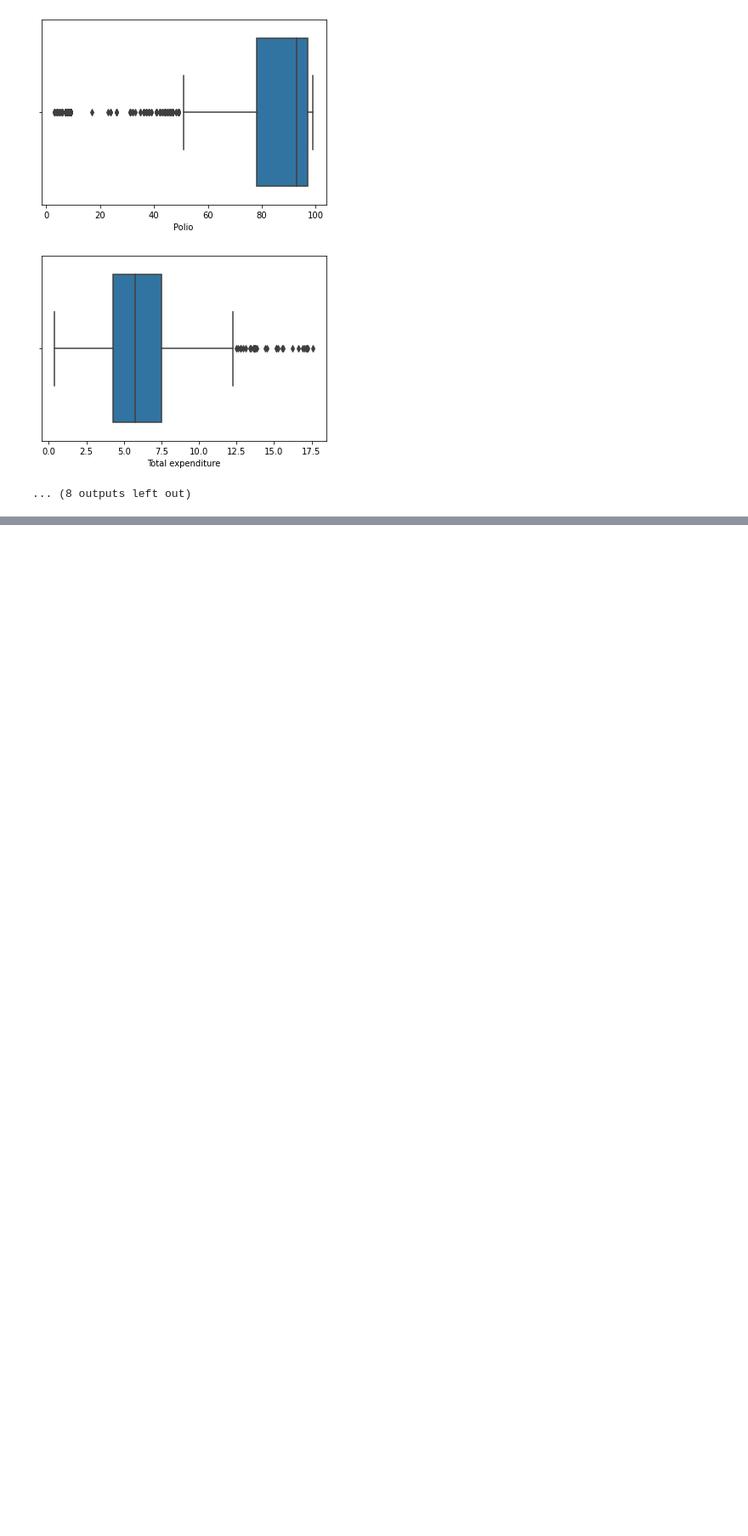
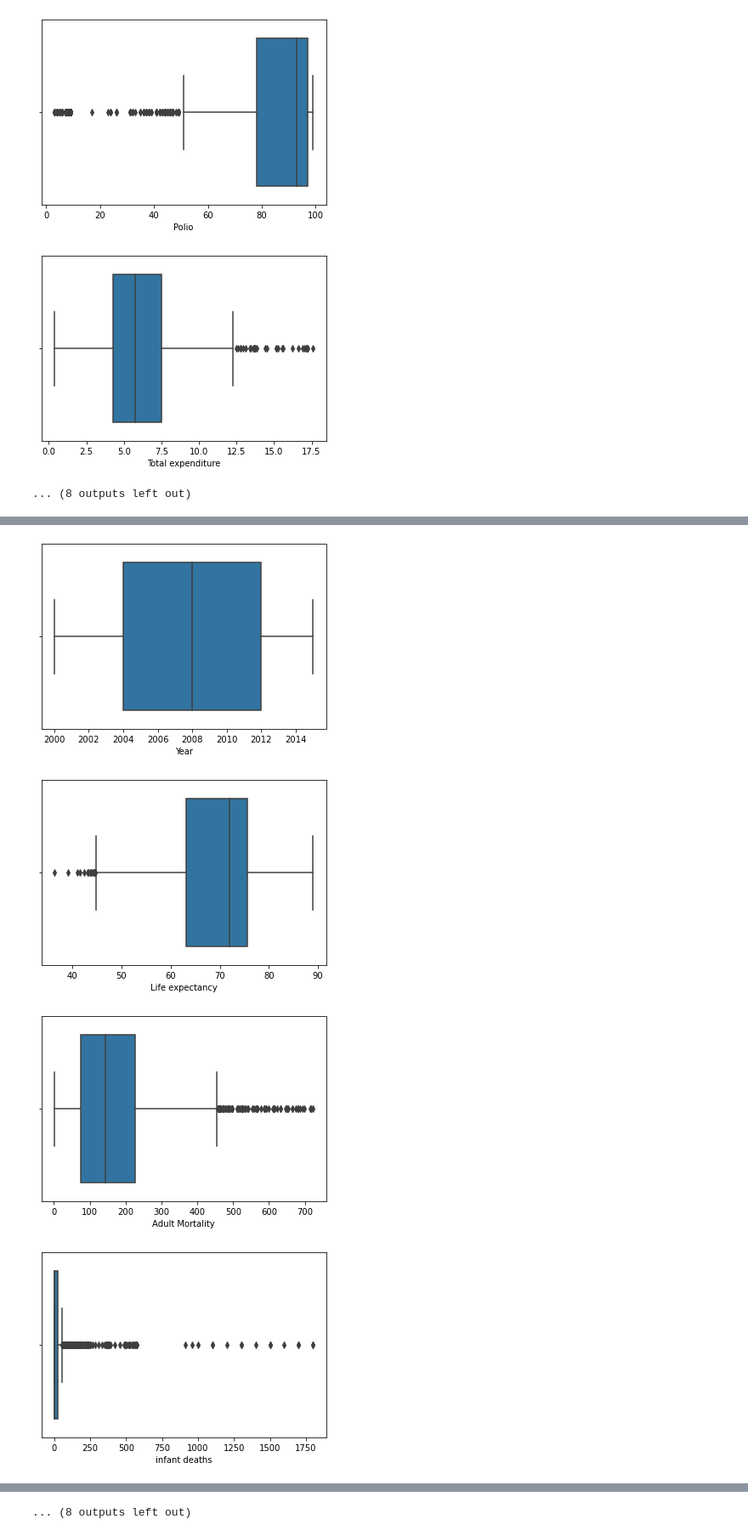
Before and after one commit to Yash-Conqueror/Life_Expectancy, a Jupyter notebook: life_expectancy.ipynb, the cells around one changed output, grey strips where cells are left out. Shown at 85% size. Cells and saved outputs as stored; diff of their text form; code cells hidden in the pictures; blank space fills up the shorter version.

```diff
--- a/life_expectancy.ipynb
+++ b/life_expectancy.ipynb
@@ -152,0 +249,6 @@ for i in df.select_dtypes(include='number').columns:
+# %%
+
+impute = KNNImputer()
+
+for i in df.select_dtypes(include="number").columns:
+    df[[i]] = impute.fit_transform(df[[i]])
@@ -152,0 +277,7 @@ for i in df.select_dtypes(include='number').columns:
+# %%
+def wisker(col):
+    q1,q3=np.percentile(col,[25,75])
+    IQR=q3-q1
+    Lw=q1-1.5*IQR
+    uw=q3+1.5*IQR
+    return Lw,uw
@@ -152,0 +298,6 @@ for i in df.select_dtypes(include='number').columns:
+# %%
+# Remove leading and trailing spaces from column names
+df.columns = df.columns.str.strip()
+
+# Print the cleaned column names
+print(df.columns.tolist())
@@ -152,0 +306,16 @@ for i in df.select_dtypes(include='number').columns:
+# %%
+
+for i in ['GDP','Total expenditure','thinness  1-19 years','thinness 5-9 years']:
+    lw, uw = wisker(df[i])
+    df[i] = np.where(df[i] < lw, lw, df[i])
+    df[i] = np.where(df[i] > uw, uw, df[i])
+# %%
+# boxplot to identify outliers
+for i in df.select_dtypes(include='number').columns:
+    sns.boxplot(data=df,x=i)
+    plt.show()
+# %% [output]
+[figure, added]
+[figure, added]
+[figure, added]
+[figure, added]
@@ -152,0 +330 @@ for i in df.select_dtypes(include='number').columns:
+... (8 outputs left out)
```
Also changed, not shown: parts of 18 cells of this notebook.
